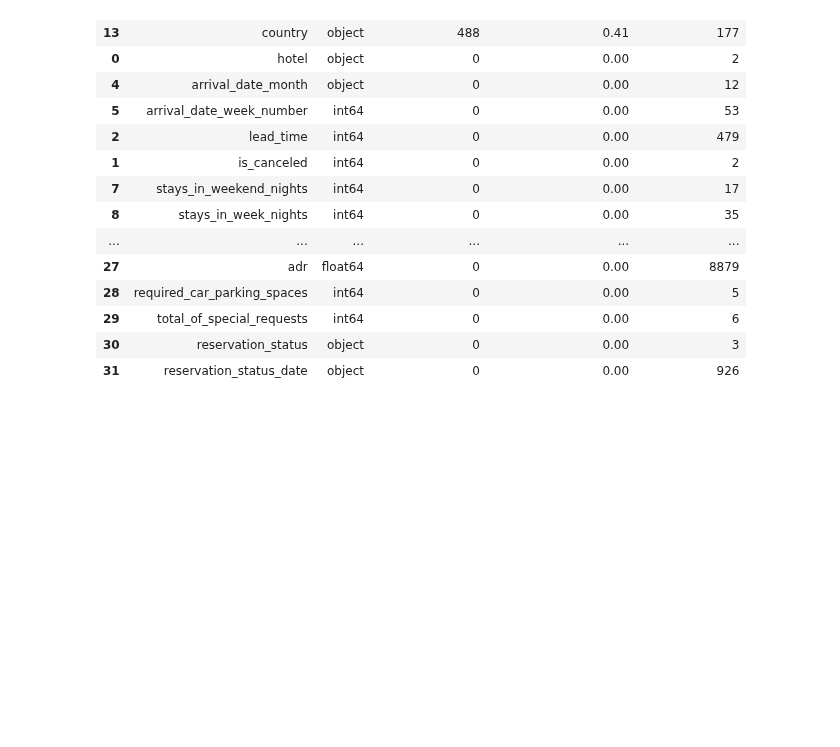
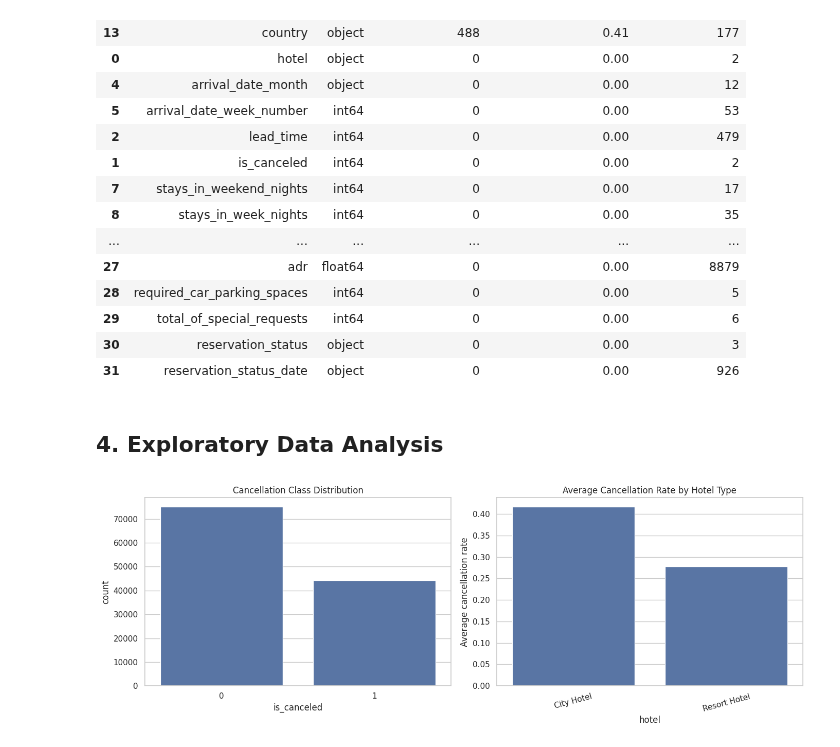
Before and after one commit to Eranga999/ML_Group_Assigment, a Jupyter notebook: Random_Forest_IT22198686.ipynb, the cells around one changed output. Drawn from its saved outputs; the diff is of its cells as text; code cells hidden in the pictures; blank space fills up the shorter version.

```diff
--- a/Random_Forest_IT22198686.ipynb
+++ b/Random_Forest_IT22198686.ipynb
@@ -126,3 +126,23 @@ summary_table.sort_values(by='missing_percentage', ascending=False)
 | 29 | total_of_special_requests | int64 | 0 | 0.00 | 6 |
 | 30 | reservation_status | object | 0 | 0.00 | 3 |
 | 31 | reservation_status_date | object | 0 | 0.00 | 926 |
+# %% [markdown]
+## 4. Exploratory Data Analysis
+# %%
+
+fig, axes = plt.subplots(1, 2, figsize=(14, 5))
+
+sns.countplot(data=df, x='is_canceled', ax=axes[0])
+axes[0].set_title('Cancellation Class Distribution')
+axes[0].set_xlabel('is_canceled')
+
+cancel_rate_by_hotel = df.groupby('hotel')['is_canceled'].mean().sort_values(ascending=False)
+sns.barplot(x=cancel_rate_by_hotel.index, y=cancel_rate_by_hotel.values, ax=axes[1])
+axes[1].set_title('Average Cancellation Rate by Hotel Type')
+axes[1].set_ylabel('Average cancellation rate')
+axes[1].tick_params(axis='x', rotation=15)
+
+plt.tight_layout()
+plt.show()
+# %% [output]
+[figure, added]
```
Also changed, not shown: parts of 2 cells of this notebook.
